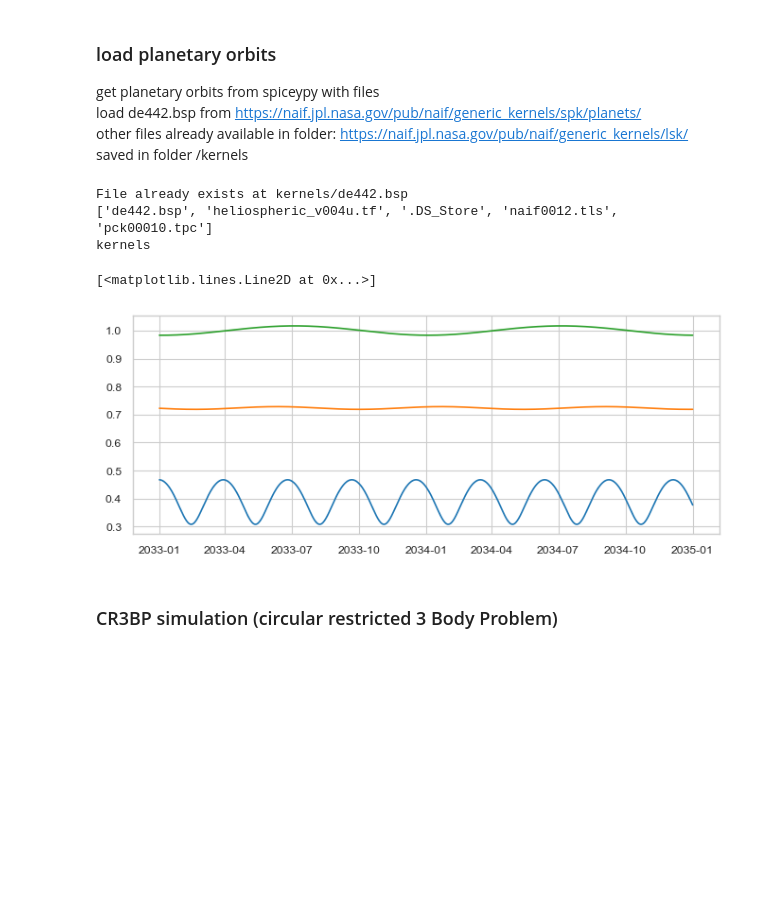
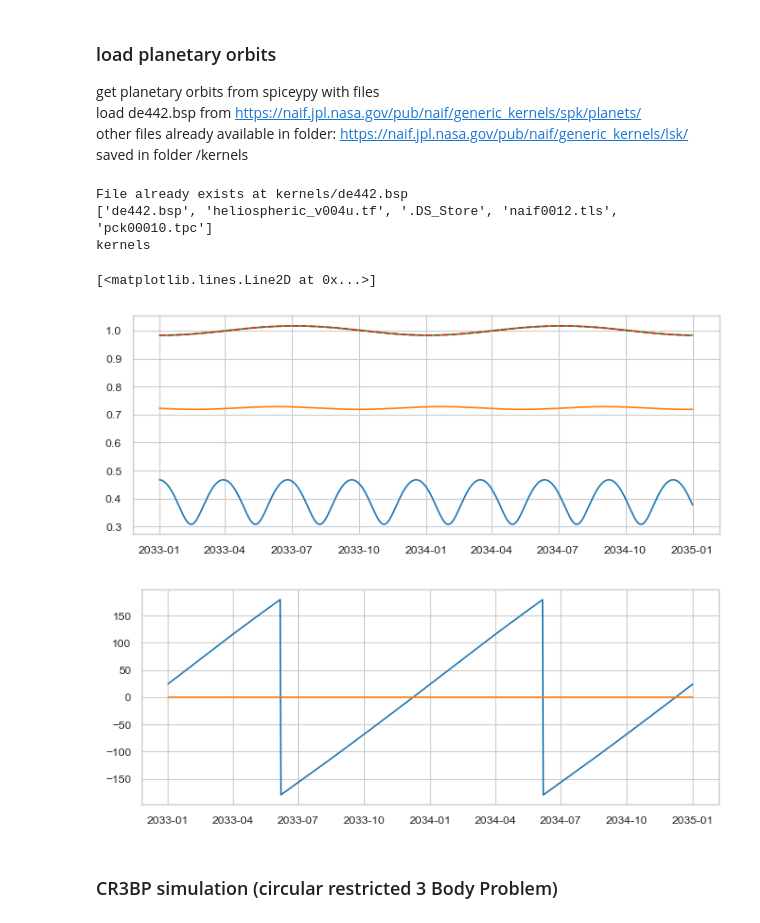
Before and after one commit to cmoestl/dro_orbits, a Jupyter notebook: dro.ipynb, the cells around one changed output. Drawn from its saved outputs; the diff is of its cells as text; code cells hidden in the pictures; blank space fills up the shorter version.

Commit message:
lead time and HCI

```diff
--- a/dro.ipynb
+++ b/dro.ipynb
@@ -168,6 +172,7 @@ def get_planet_pos(t,kernels_path, planet):
     position = t, pos[0], pos[1], pos[2], r, lat, lon
     return position
 
+
 def get_planet_positions(time_series,kernels_path,planet):
     positions = []
     for t in time_series:
@@ -175,34 +180,66 @@ def get_planet_positions(time_series,kernels_path,planet):
         positions.append(position)
     df_positions = pd.DataFrame(positions, columns=['time', 'x', 'y', 'z', 'r', 'lat', 'lon'])
     return df_positions
 
 
+
+def get_planet_pos_hci(t,kernels_path, planet):
+    if spiceypy.ktotal('ALL') < 1:
+        generic_furnish(kernels_path)
+    pos = spiceypy.spkpos(planet, spiceypy.datetime2et(t), "HCI", "NONE", "SUN")[0]
+    r, lat, lon = cart2sphere_rad(pos[0],pos[1],pos[2])
+    position = t, pos[0], pos[1], pos[2], r, lat, lon
+    return position
+
+
+def get_planet_positions_hci(time_series,kernels_path,planet):
+    positions = []
+    for t in time_series:
+        position = get_planet_pos_hci(t,kernels_path, planet)
+        positions.append(position)
+    df_positions = pd.DataFrame(positions, columns=['time', 'x', 'y', 'z', 'r', 'lat', 'lon'])
+    return df_positions
+
+
+
+
+
 # make Earth Mercury and Venus positions
 generic_furnish(kernels_path)
 print(kernels_path)
 mercury=get_planet_positions(times,kernels_path, 'MERCURY_BARYCENTER')
 venus=get_planet_positions(times,kernels_path, 'VENUS_BARYCENTER')
 earth=get_planet_positions(times,kernels_path, 'EARTH_BARYCENTER')
+
+earth_hci=get_planet_positions_hci(times,kernels_path, 'EARTH_BARYCENTER')
+
+
 
 #to matplotlib datenumber
 #mercury.time=mdates.date2num(mercury.time)
 #venus.time=mdates.date2num(venus.time)
 #earth.time=mdates.date2num(earth.time)
 
 
 sns.set_style('whitegrid')
 sns.set_context('paper')
 # Create the plot
 fig, ax = plt.subplots(figsize=(8, 3),dpi=100)
 plt.plot(mercury.time,mercury.r,'-')
 plt.plot(venus.time,venus.r,'-')
 plt.plot(earth.time,earth.r,'-')
+plt.plot(earth_hci.time,earth_hci.r,'--')
+
+fig, ax = plt.subplots(figsize=(8, 3),dpi=100)
+plt.plot(earth_hci.time,np.rad2deg(earth_hci.lon))
+plt.plot(earth.time,np.rad2deg(earth.lon))
 # %% [output]
 File already exists at kernels/de442.bsp
 ['de442.bsp', 'heliospheric_v004u.tf', '.DS_Store', 'naif0012.tls', 'pck00010.tpc']
 kernels
 [<matplotlib.lines.Line2D at 0x...>]
-[figure, old version]
+[figure, new version]
+[figure, added]
 # %% [markdown]
 ### CR3BP simulation (circular restricted 3 Body Problem)
 # %% [markdown]
```
Also changed, not shown: parts of 22 cells of this notebook, 14 other files.
